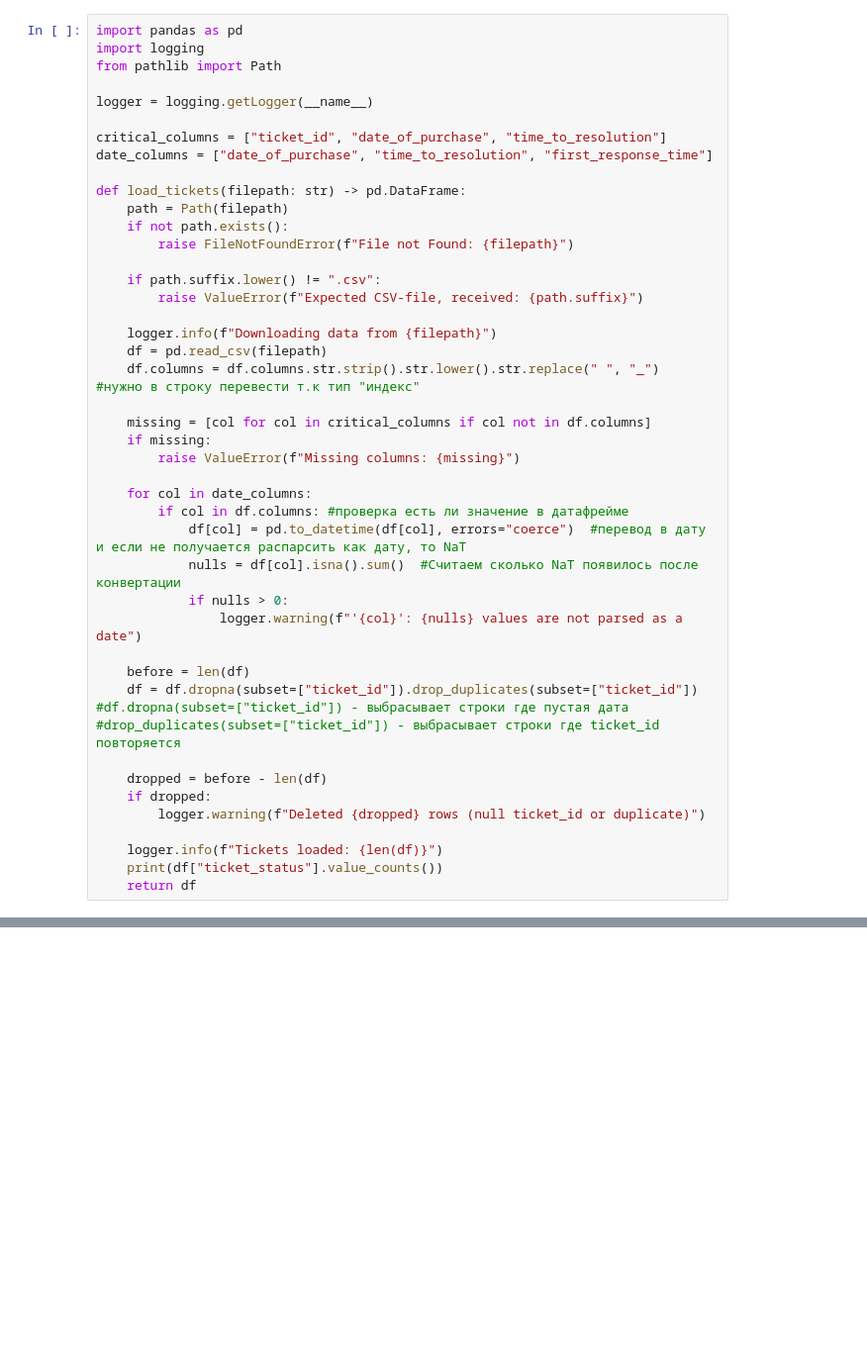
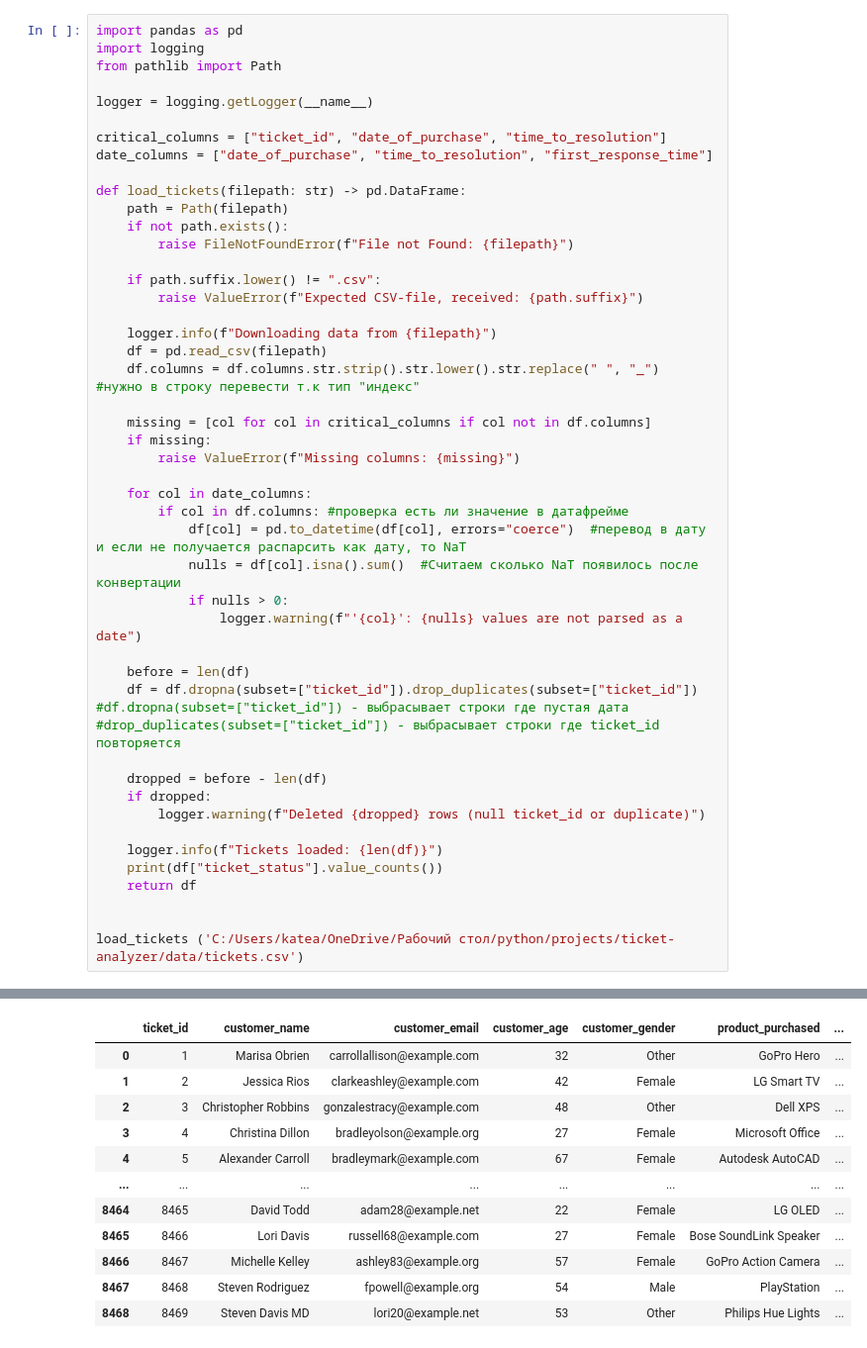
Before and after one commit to katea915-wq/Support-Ticket-Analyzer, a Jupyter notebook: analyzer/datapy.ipynb, the cells around one changed output, grey strips where cells are left out. Shown at 99% size. Cells and saved outputs as stored; diff of their text form; blank space fills up the shorter version.

```diff
--- a/analyzer/datapy.ipynb
+++ b/analyzer/datapy.ipynb
@@ -42,4 +42,7 @@ def load_tickets(filepath: str) -> pd.DataFrame:
     logger.info(f"Tickets loaded: {len(df)}")
     print(df["ticket_status"].value_counts())
     return df
+
+
+load_tickets ('C:/Users/katea/OneDrive/Рабочий стол/python/projects/ticket-analyzer/data/tickets.csv')
 # %% [output]
@@ -46,0 +56,12 @@ IndentationError: unexpected indent (2217961171.py, line 9)
+|  | ticket_id | customer_name | customer_email | customer_age | customer_gender | product_purchased | ... |
+| 0 | 1 | Marisa Obrien | carrollallison@example.com | 32 | Other | GoPro Hero | ... |
+| 1 | 2 | Jessica Rios | clarkeashley@example.com | 42 | Female | LG Smart TV | ... |
+| 2 | 3 | Christopher Robbins | gonzalestracy@example.com | 48 | Other | Dell XPS | ... |
+| 3 | 4 | Christina Dillon | bradleyolson@example.org | 27 | Female | Microsoft Office | ... |
+| 4 | 5 | Alexander Carroll | bradleymark@example.com | 67 | Female | Autodesk AutoCAD | ... |
+| ... | ... | ... | ... | ... | ... | ... | ... |
+| 8464 | 8465 | David Todd | adam28@example.net | 22 | Female | LG OLED | ... |
+| 8465 | 8466 | Lori Davis | russell68@example.com | 27 | Female | Bose SoundLink Speaker | ... |
+| 8466 | 8467 | Michelle Kelley | ashley83@example.org | 57 | Female | GoPro Action Camera | ... |
+| 8467 | 8468 | Steven Rodriguez | fpowell@example.org | 54 | Male | PlayStation | ... |
+| 8468 | 8469 | Steven Davis MD | lori20@example.net | 53 | Other | Philips Hue Lights | ... |
```
Also changed, not shown: parts of 7 cells of this notebook, 3 other files.
